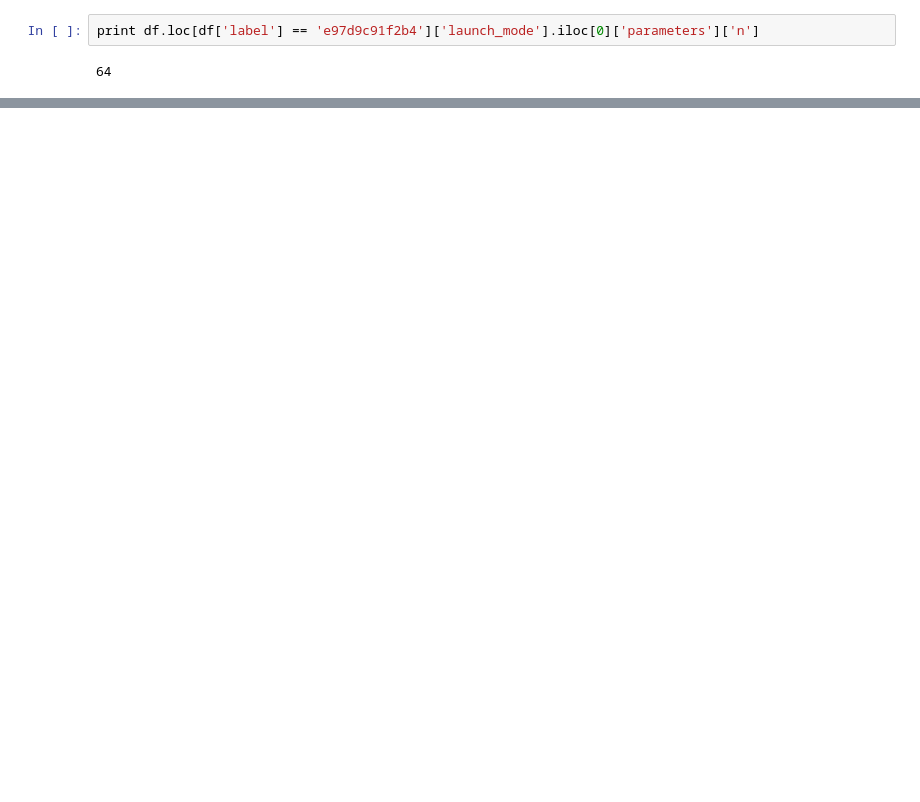
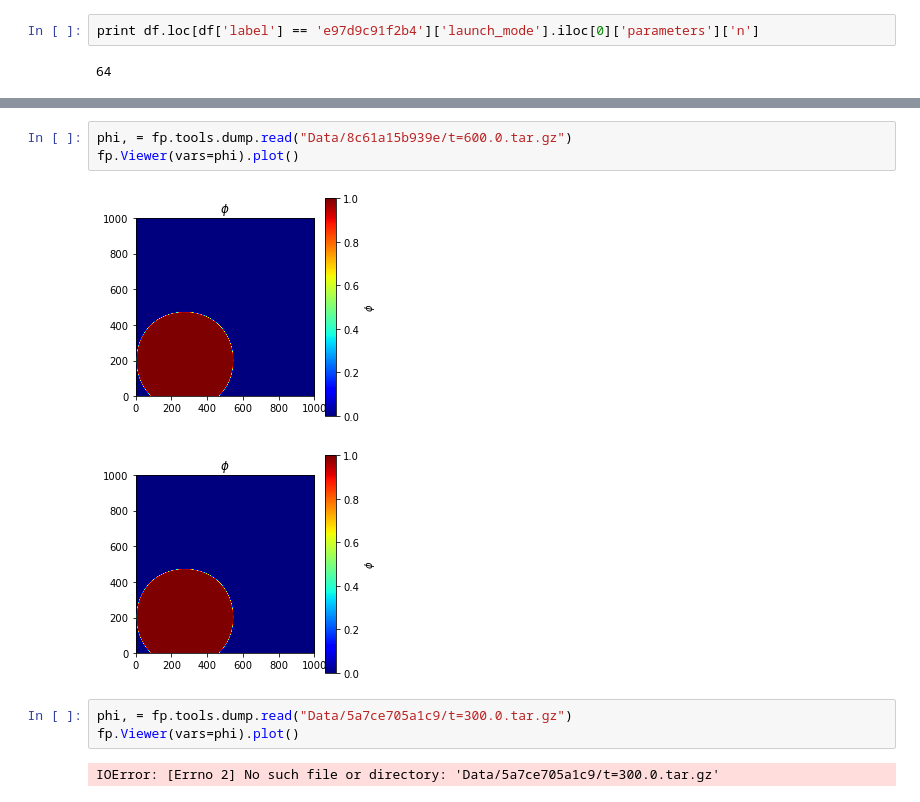
Before and after one commit to guyer/phasefieldbenchmark-8, a Jupyter notebook: analysis.ipynb, the cells around one changed output, grey strips where cells are left out. Saved outputs shown, nothing was run; the diff lists cells and outputs as text; blank space fills up the shorter version.

```diff
--- a/analysis.ipynb
+++ b/analysis.ipynb
@@ -285,0 +303,11 @@ total 578696
+# %%
+phi, = fp.tools.dump.read("Data/8c61a15b939e/t=600.0.tar.gz")
+fp.Viewer(vars=phi).plot()
+# %% [output]
+[figure, added]
+[figure, added]
+# %%
+phi, = fp.tools.dump.read("Data/5a7ce705a1c9/t=300.0.tar.gz")
+fp.Viewer(vars=phi).plot()
+# %% [output]
+IOError: [Errno 2] No such file or directory: 'Data/5a7ce705a1c9/t=300.0.tar.gz'
```
Also changed, not shown: parts of 10 cells of this notebook.
